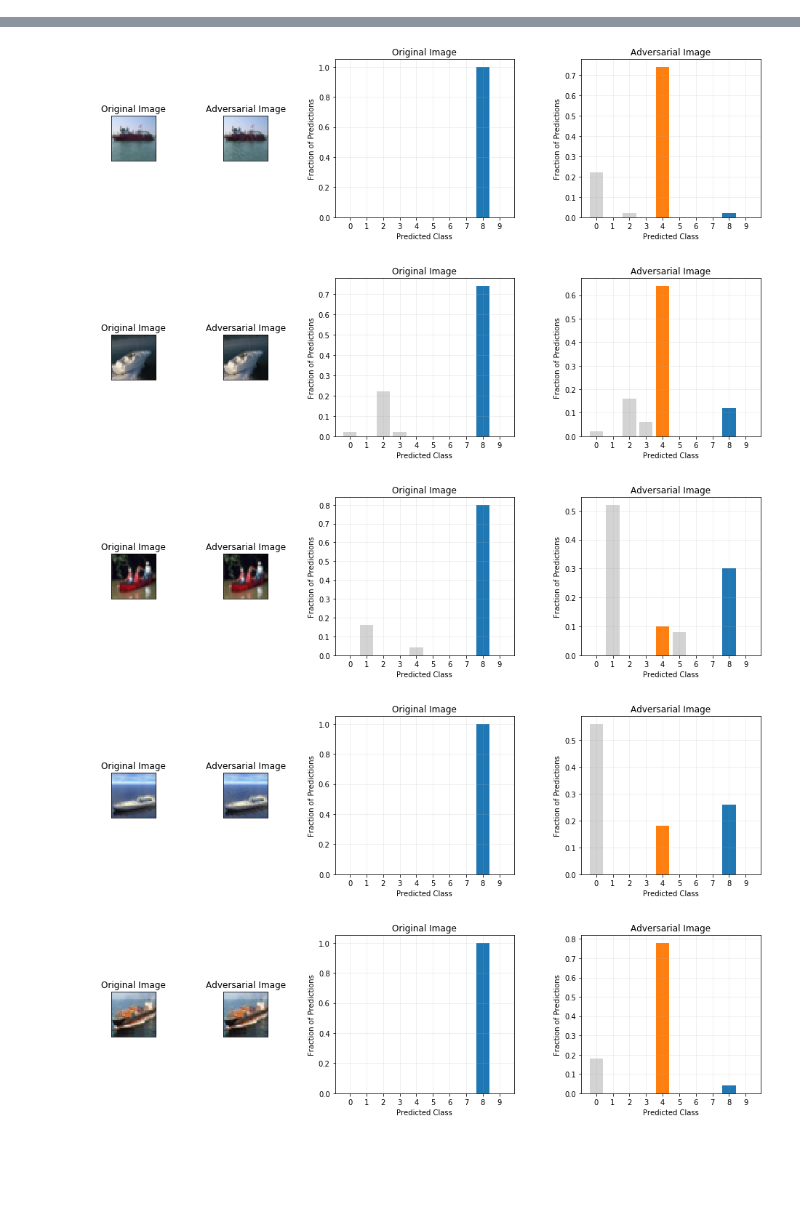
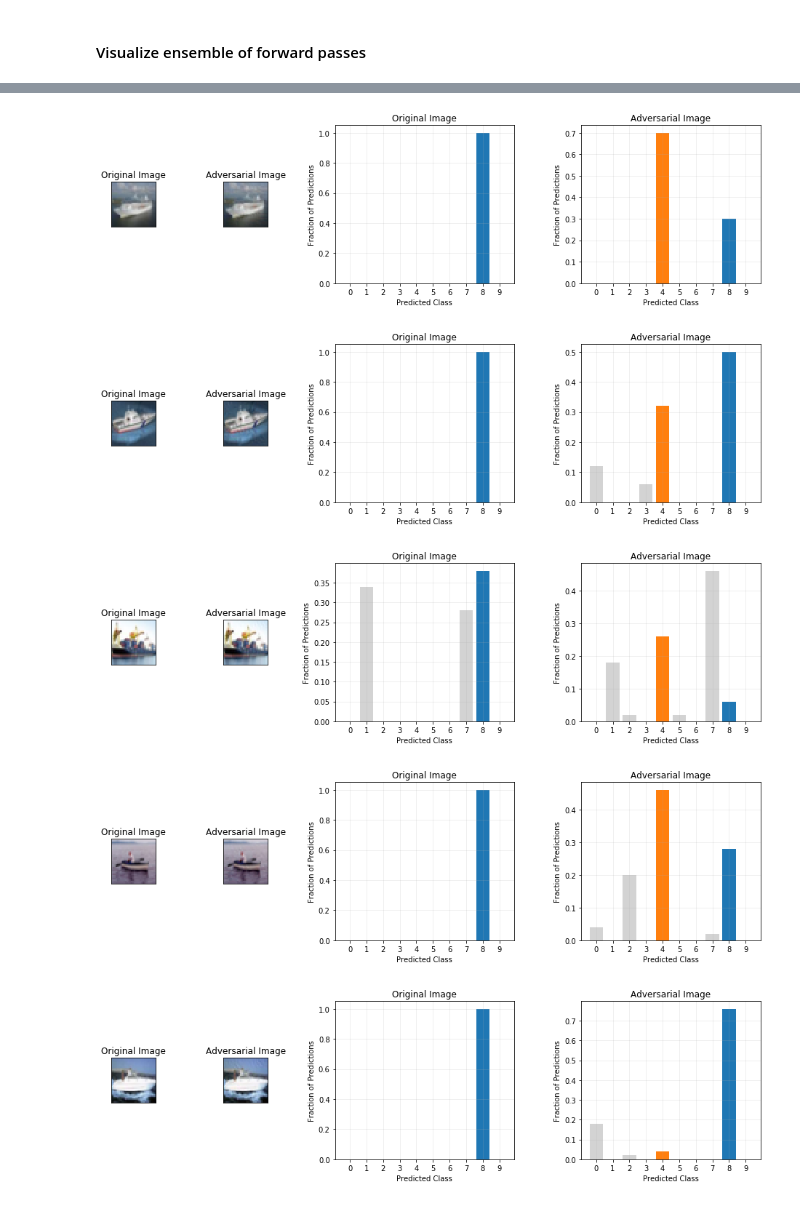
Before and after one commit to justinpyron/CS-231, a Jupyter notebook: Project/adversarial_generation/dropout_defense.ipynb, the cells around one changed output, grey strips where cells are left out. Cells and saved outputs as stored; diff of their text form; code cells hidden in the pictures; blank space fills up the shorter version.

```diff
--- a/Project/adversarial_generation/dropout_defense.ipynb
+++ b/Project/adversarial_generation/dropout_defense.ipynb
@@ -11,5 +158,5 @@ import torch
 # %%
-cifar_drop = Dropout_defense(dataset='cifar', num_examples=500)
+cifar = Dropout_defense(dataset='cifar', num_examples=1000)
 # %% [output]
 Loading data...
   | 0 1 2 3 4 5 6 7 8 9
@@ -28,5 +175,7 @@ Data loaded. Took 108.9 seconds.
+# %% [markdown]
+#### Visualize ensemble of forward passes
 # %%
-cifar_drop.visualize(dropout_prob=0.05,
+cifar.visualize(dropout_prob=0.1,
                 original_label=8,
                 target_label=4,
                 ensemble_size=50,
@@ -41,5 +190,5 @@ cifar_drop.visualize(dropout_prob=0.05,
-[figure, old version]
+[figure, new version]
-[figure, old version]
+[figure, new version]
-[figure, old version]
+[figure, new version]
-[figure, old version]
+[figure, new version]
-[figure, old version]
+[figure, new version]
```
Also changed, not shown: parts of 26 cells of this notebook, 1 other file.
